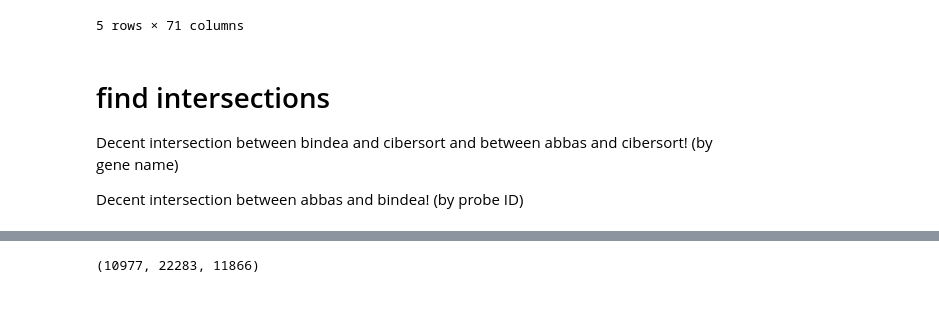
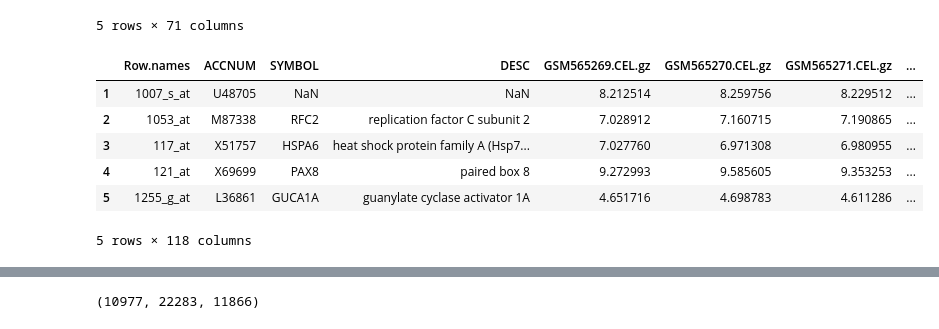
Before and after one commit to hammerlab/immune-infiltrate-explorations, a Jupyter notebook: which datasets are compatible.ipynb, the cells around one changed output, grey strips where cells are left out. Cells and saved outputs as stored; diff of their text form; code cells hidden in the pictures.

Commit message:
iris data processed

```diff
--- a/which datasets are compatible.ipynb
+++ b/which datasets are compatible.ipynb
@@ -42,9 +42,15 @@ bindea.head()
 | 4 | 121_at | X69699 | PAX8 | paired box 8 | 7.839799 | 8.059975 | 7.976771 | ... |
 | 5 | 1255_g_at | L36861 | GUCA1A | guanylate cyclase activator 1A | 3.218793 | 3.184714 | 3.339109 | ... |
 5 rows × 71 columns
-# %% [markdown]
-# find intersections
-
-Decent intersection between bindea and cibersort and between abbas and cibersort! (by gene name)
-
-Decent intersection between abbas and bindea! (by probe ID)
+# %%
+# see process.R in that directory for how we generated files
+iris = pd.read_csv('curated_data/pure_samples/iris/data.ann.tsv', sep='\t')
+iris.head()
+# %% [output]
+|  | Row.names | ACCNUM | SYMBOL | DESC | GSM565269.CEL.gz | GSM565270.CEL.gz | GSM565271.CEL.gz | ... |
+| 1 | 1007_s_at | U48705 | NaN | NaN | 8.212514 | 8.259756 | 8.229512 | ... |
+| 2 | 1053_at | M87338 | RFC2 | replication factor C subunit 2 | 7.028912 | 7.160715 | 7.190865 | ... |
+| 3 | 117_at | X51757 | HSPA6 | heat shock protein family A (Hsp7... | 7.027760 | 6.971308 | 6.980955 | ... |
+| 4 | 121_at | X69699 | PAX8 | paired box 8 | 9.272993 | 9.585605 | 9.353253 | ... |
+| 5 | 1255_g_at | L36861 | GUCA1A | guanylate cyclase activator 1A | 4.651716 | 4.698783 | 4.611286 | ... |
+5 rows × 118 columns
```
Also changed, not shown: parts of 8 cells of this notebook, 5 other files.
